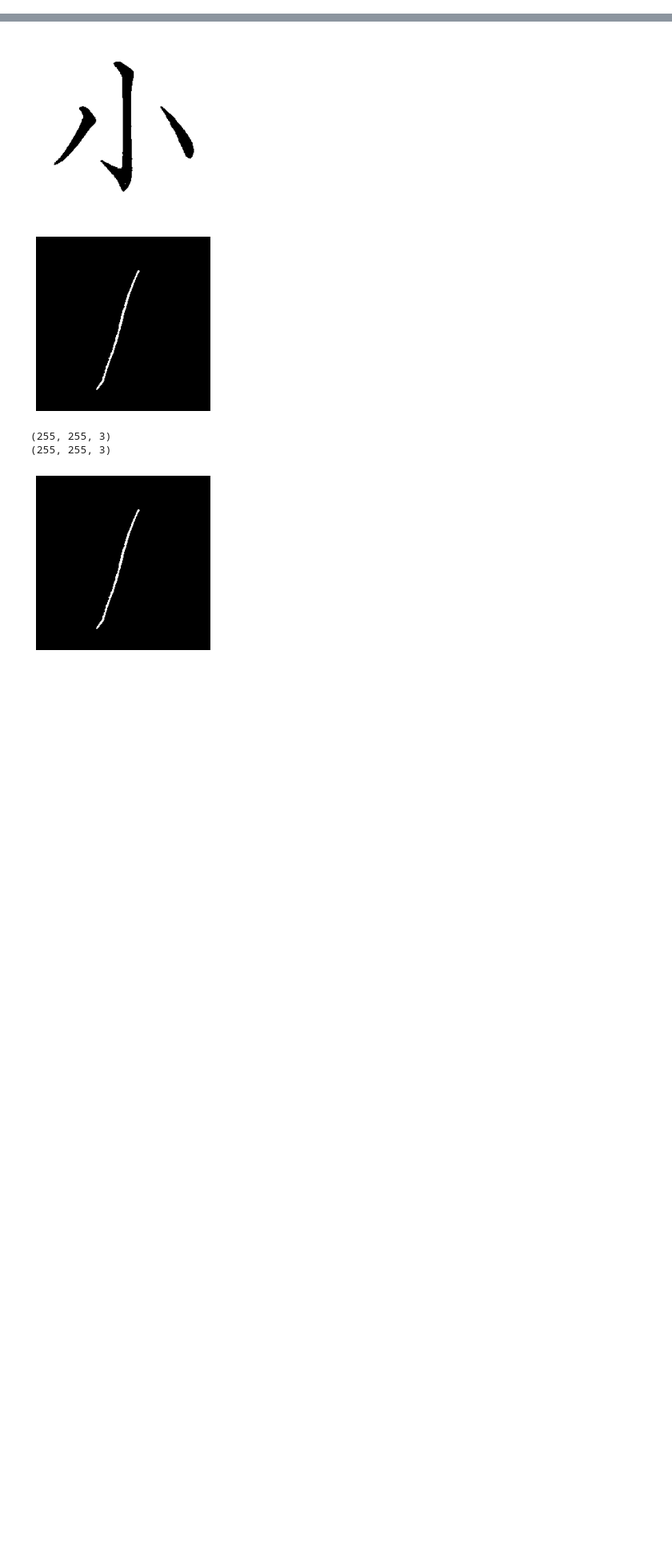
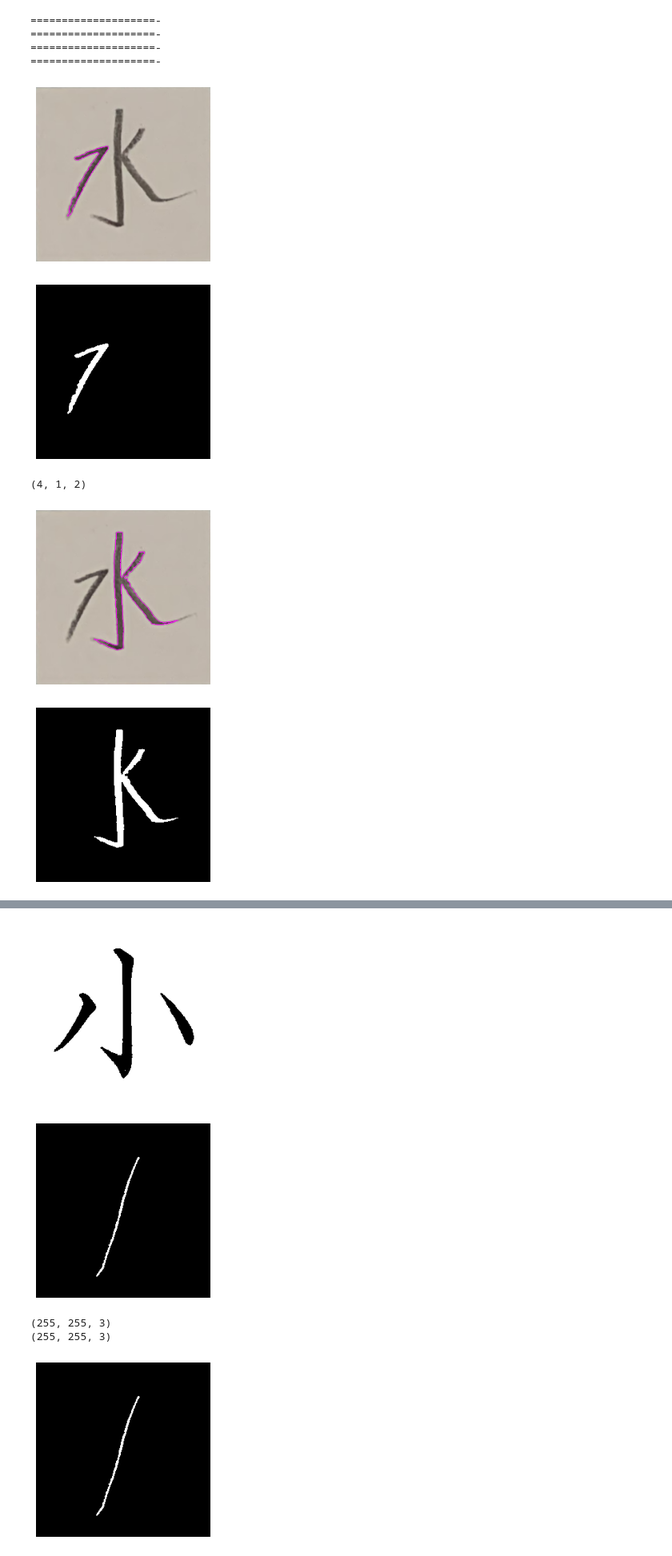
Before and after one commit to teruto725/ai_review_char, a Jupyter notebook: analyse2.ipynb, the cells around one changed output, grey strips where cells are left out. Shown at 80% size. Saved outputs shown, nothing was run; the diff lists cells and outputs as text; code cells hidden in the pictures; blank space fills up the shorter version.

```diff
--- a/analyse2.ipynb
+++ b/analyse2.ipynb
@@ -36,0 +73,25 @@ a
+# %%
+for char in paper.char2s:
+    print("====================-")
+    if len(char.basic_contours) == 2:
+        con = char.basic_contours[0]
+        con.display()
+        con.display_thresh()
+        flg,approx = con.get_approx(4,10000,30,0.01)
+        print(np.shape(approx))
+        con = char.basic_contours[1]
+        con.display()
+        con.display_thresh()
+        flg,approx = con.get_approx(14,10000,30,0.01)
+        #print(approx)
+        my_cv.display_approx(char.img_char,approx)
+# %% [output]
+====================-
+====================-
+====================-
+====================-
+[figure, added]
+[figure, added]
+(4, 1, 2)
+[figure, added]
+[figure, added]
```
Also changed, not shown: parts of 9 cells of this notebook, 8 other files.
